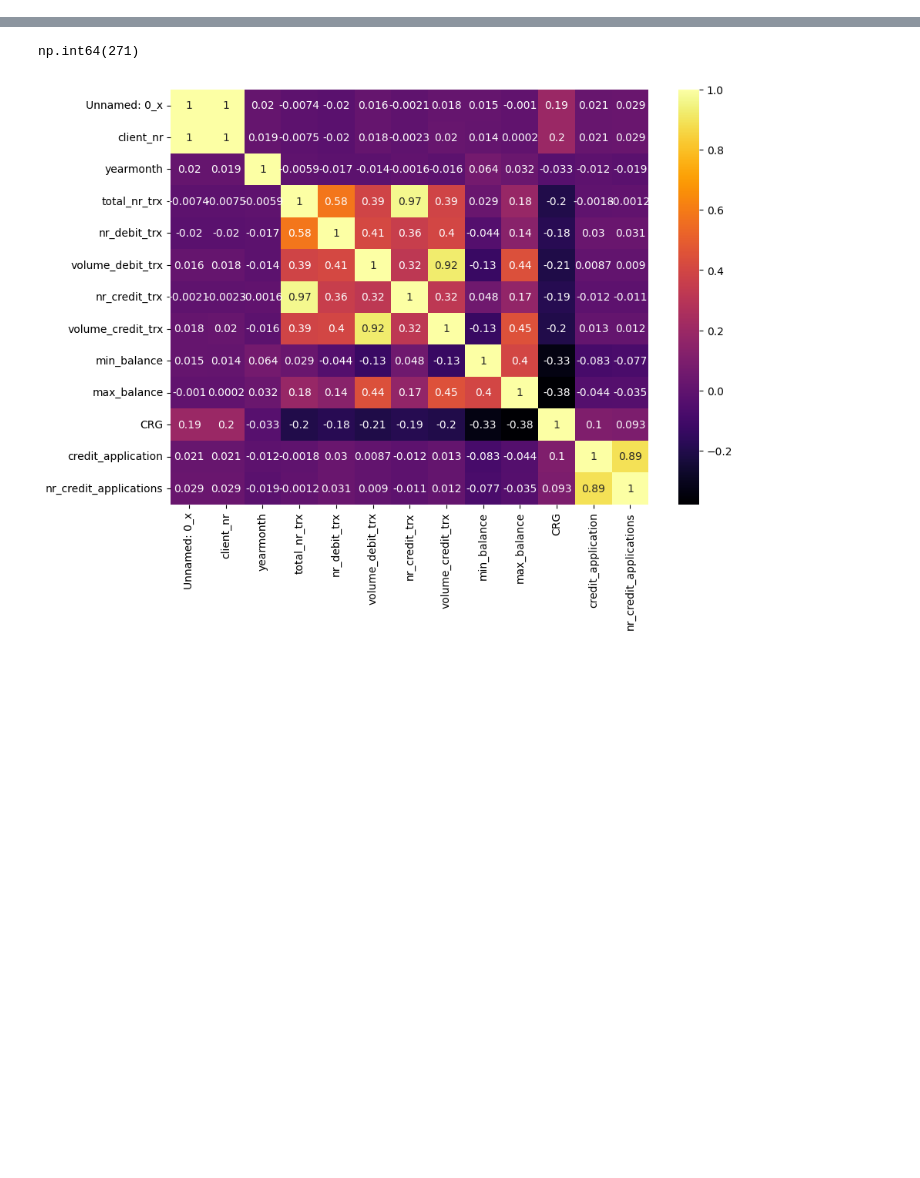
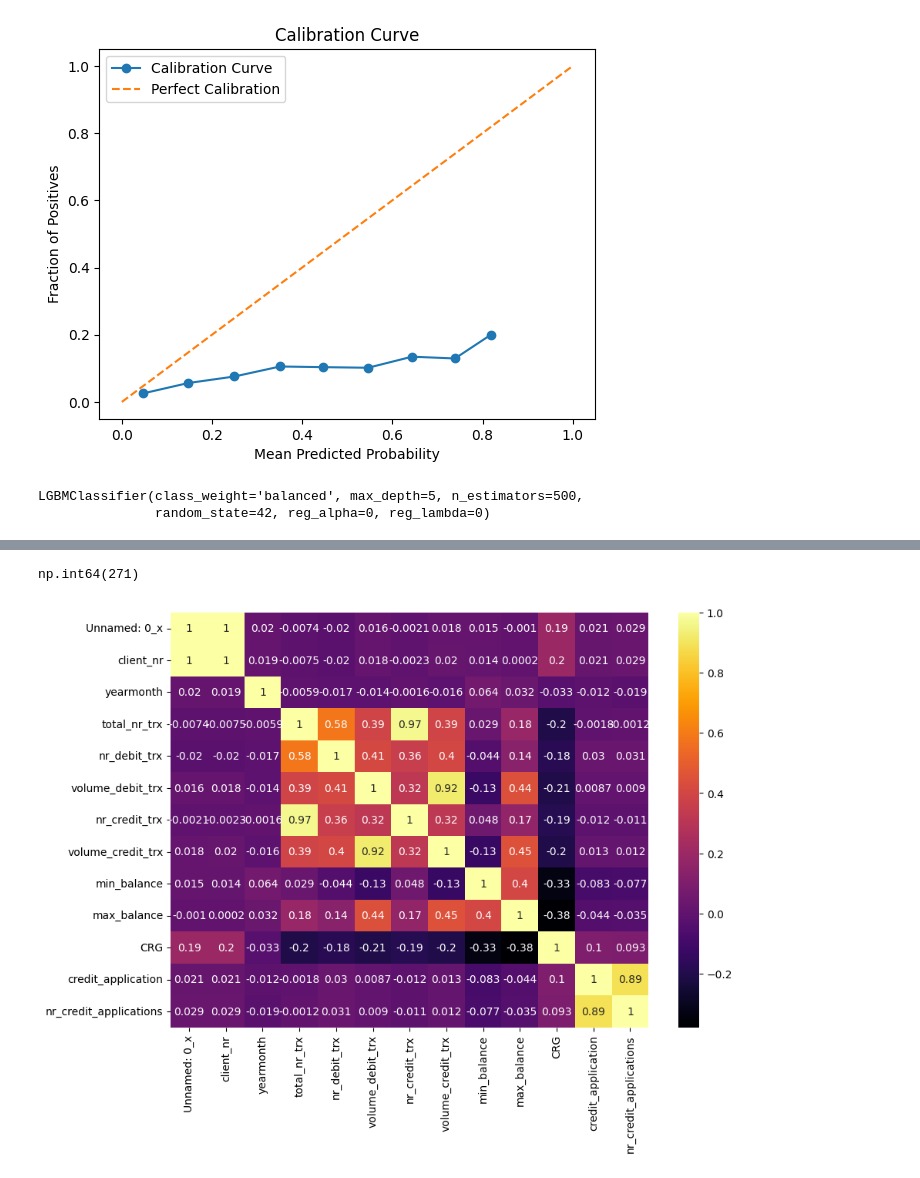
Before and after one commit to Mehranmzn/CL_prediction, a Jupyter notebook: notebooks/data_exploration.ipynb, the cells around one changed output, grey strips where cells are left out. Drawn from its saved outputs; the diff is of its cells as text; code cells hidden in the pictures; blank space fills up the shorter version.

Commit message:
calibration tested

```diff
--- a/notebooks/data_exploration.ipynb
+++ b/notebooks/data_exploration.ipynb
@@ -196,0 +46,18 @@ dtype: int64
+# %%
+# Identify customers with all CRG missing
+clients_with_all_na_crg = df.groupby('client_nr')['CRG'].apply(lambda x: x.isna().all()).reset_index()
+clients_with_all_na_crg = clients_with_all_na_crg[clients_with_all_na_crg['CRG'] == True]['client_nr']
+
+# For these customers, impute CRG based on the median CRG of customers with similar 'volume_debit_trx'
+median_crg_by_volume = df.groupby('client_nr')['volume_debit_trx'].median()
+
+# Calculate the global median CRG for customers with valid CRG
+global_crg_median = df['CRG'].median()
+
+# Impute missing CRG values for customers with all NaNs
+for client in clients_with_all_na_crg:
+    # Find median volume_debit_trx for this customer
+    median_volume = median_crg_by_volume[client]
+
+    # Impute CRG based on global median or other features
+    df.loc[df['client_nr'] == client, 'CRG'] = global_crg_median
@@ -196,0 +354,20 @@ dtype: int64
+# %%
+from sklearn.calibration import calibration_curve
+import matplotlib.pyplot as plt
+
+prob_true, prob_pred = calibration_curve(y_test, y_pred_proba, n_bins=10)
+
+plt.plot(prob_pred, prob_true, marker='o', label='Calibration Curve')
+plt.plot([0, 1], [0, 1], linestyle='--', label='Perfect Calibration')
+plt.xlabel('Mean Predicted Probability')
+plt.ylabel('Fraction of Positives')
+plt.legend()
+plt.title('Calibration Curve')
+plt.show()
+# %% [output]
+[figure, added]
+# %%
+print(best_model)
+# %% [output]
+LGBMClassifier(class_weight='balanced', max_depth=5, n_estimators=500,
+               random_state=42, reg_alpha=0, reg_lambda=0)
```
Also changed, not shown: parts of 56 cells of this notebook, 48 other files.
